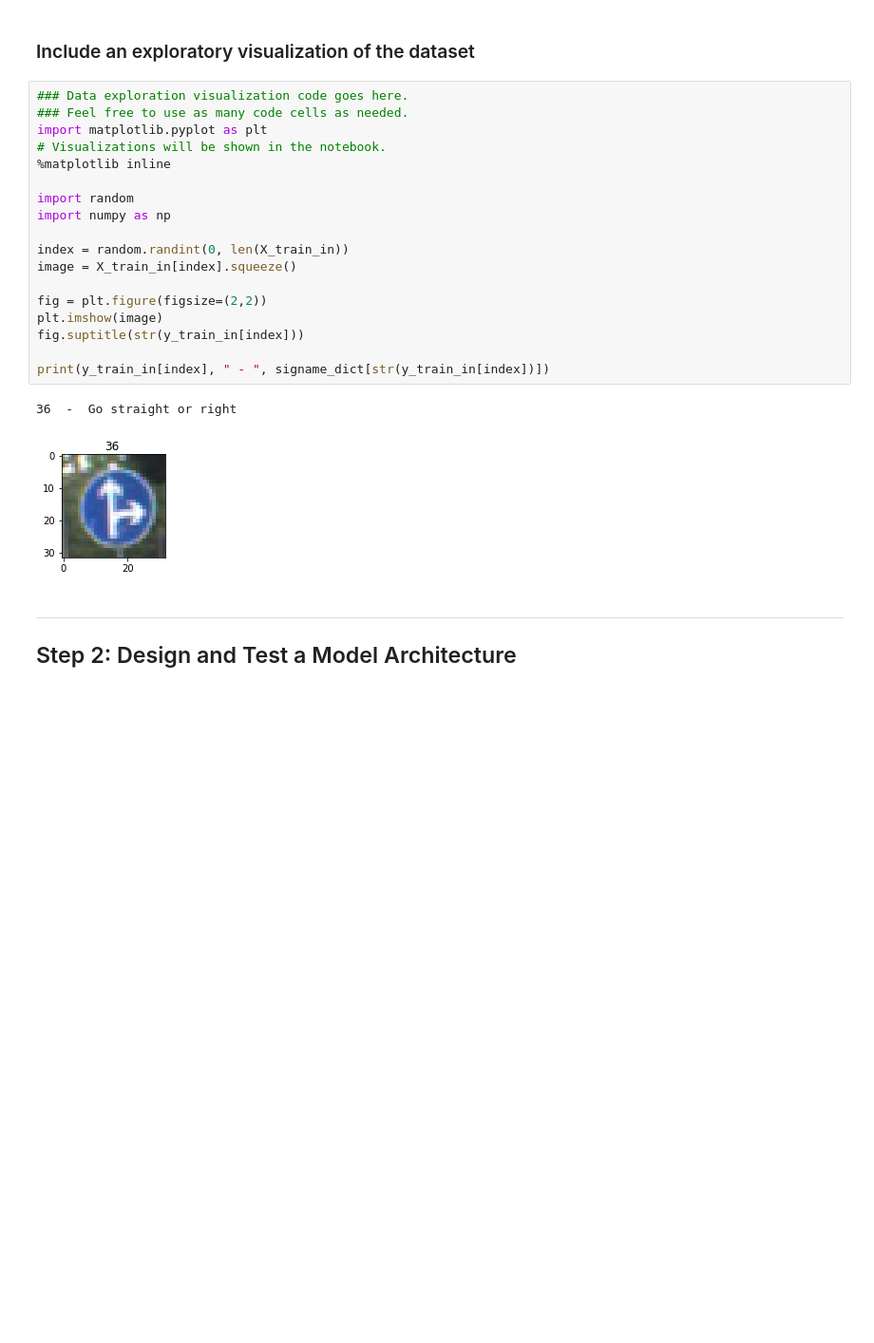
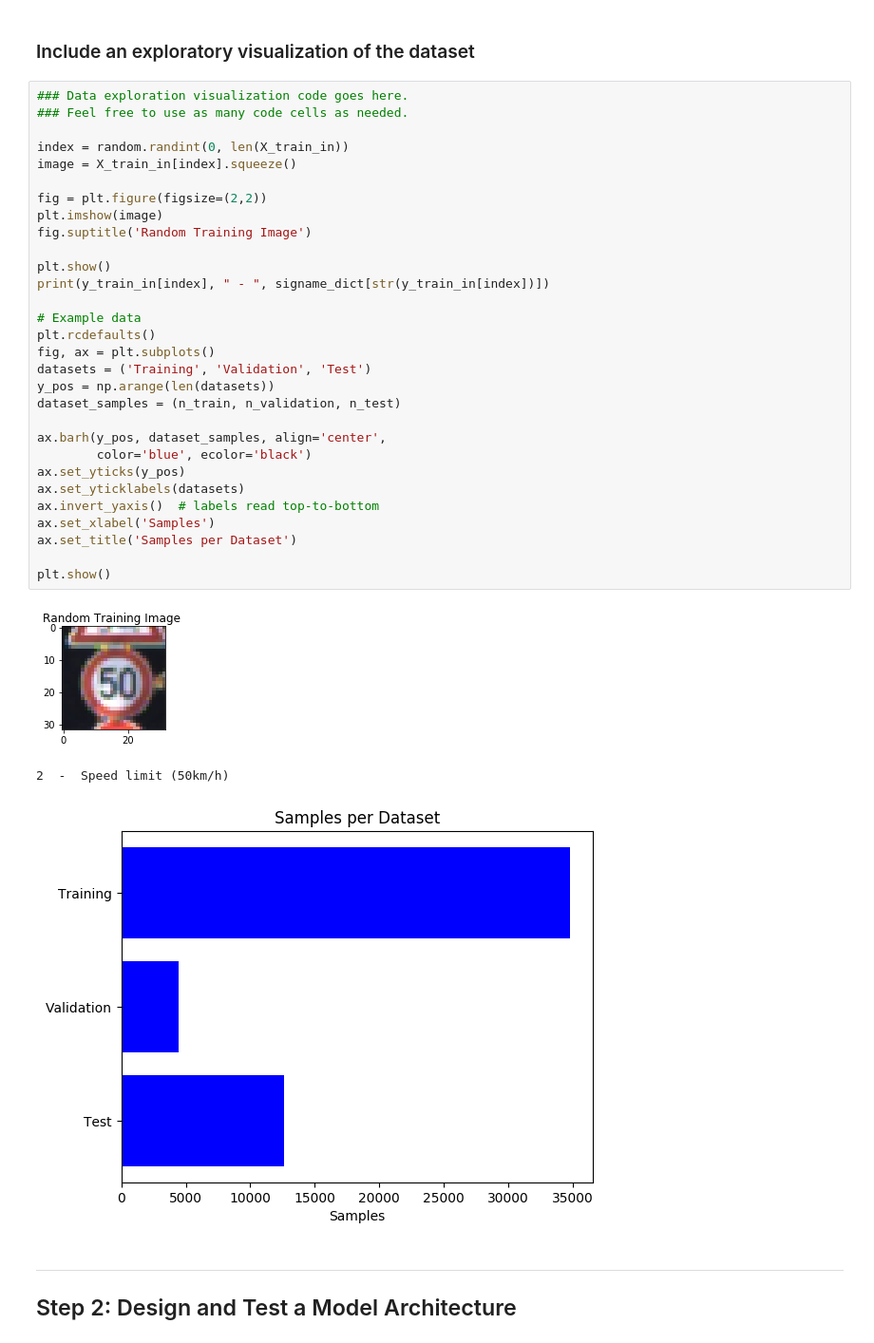
Before and after one commit to stein089/CarND-Traffic-Sign-Classifier-Project, a Jupyter notebook: Traffic_Sign_Classifier.ipynb, the cells around one changed output. Shown: that part at 95% size. Drawn from its saved outputs; the diff is of its cells as text; blank space fills up the shorter version.

```diff
--- a/Traffic_Sign_Classifier.ipynb
+++ b/Traffic_Sign_Classifier.ipynb
@@ -83,24 +96,37 @@ Number of classes = 43
 # %%
 ### Data exploration visualization code goes here.
 ### Feel free to use as many code cells as needed.
-import matplotlib.pyplot as plt
-# Visualizations will be shown in the notebook.
-%matplotlib inline
-
-import random
-import numpy as np
 
 index = random.randint(0, len(X_train_in))
 image = X_train_in[index].squeeze()
 
 fig = plt.figure(figsize=(2,2))
 plt.imshow(image)
-fig.suptitle(str(y_train_in[index]))
+fig.suptitle('Random Training Image')
 
+plt.show()
 print(y_train_in[index], " - ", signame_dict[str(y_train_in[index])])
+
+# Example data
+plt.rcdefaults()
+fig, ax = plt.subplots()
+datasets = ('Training', 'Validation', 'Test')
+y_pos = np.arange(len(datasets))
+dataset_samples = (n_train, n_validation, n_test)
+
+ax.barh(y_pos, dataset_samples, align='center',
+        color='blue', ecolor='black')
+ax.set_yticks(y_pos)
+ax.set_yticklabels(datasets)
+ax.invert_yaxis()  # labels read top-to-bottom
+ax.set_xlabel('Samples')
+ax.set_title('Samples per Dataset')
+
+plt.show()
 # %% [output]
+[figure, new version]
-36  -  Go straight or right
+2  -  Speed limit (50km/h)
-[figure, old version]
+[figure, added]
 # %% [markdown]
 ----
 
```
Also changed, not shown: parts of 10 cells of this notebook.
